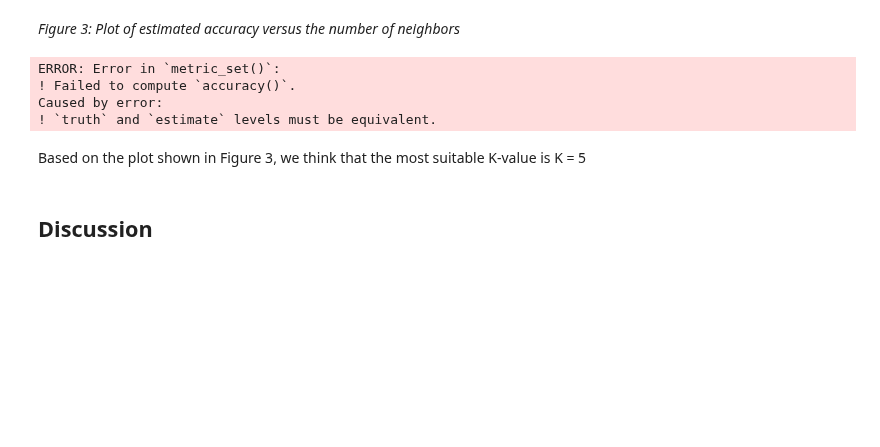
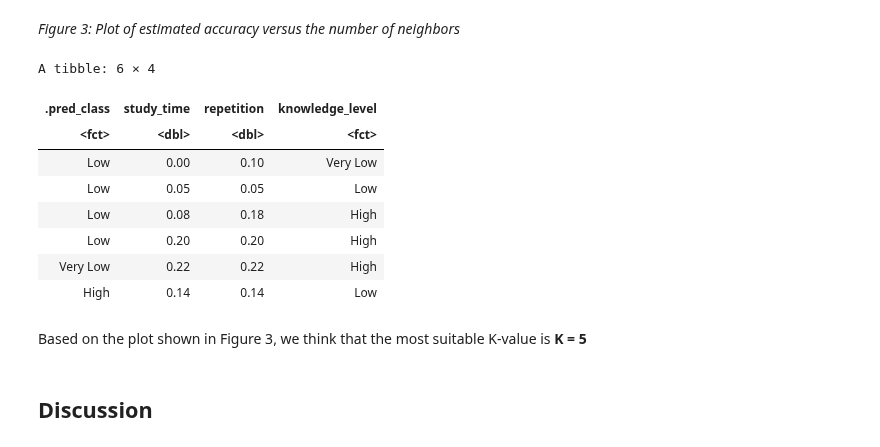
Before and after one commit to lojnys/dsci100_group_18, a Jupyter notebook: group_proposal.ipynb, the cells around one changed output. Saved outputs shown, nothing was run; the diff lists cells and outputs as text; code cells hidden in the pictures; blank space fills up the shorter version.

Commit message:
hided error message

```diff
--- a/group_proposal.ipynb
+++ b/group_proposal.ipynb
@@ -214,33 +225,38 @@ accuracy_vs_k_plot
 # %%
 k_val <- accuracies |>
 filter(mean == max(mean)) |>
 pull(neighbors)
 
 
 knn_spec_5 <- nearest_neighbor(weight_func = "rectangular", neighbors = k_val) |>
 set_engine("kknn") |>
 set_mode("classification")
 
 knn_workflow <- workflow() |>
 add_recipe(study_recipe) |>
 add_model(knn_spec_5) |>
 fit(data=data_wrangled)
 
 pred <- knn_workflow |>
 predict(data_testing) |>
 bind_cols(data_testing)
 
-pred_metrics <- pred |>
-metrics(truth = knowledge_level, estimate = .pred_class)
+# pred_metrics <- pred |>
+# metrics(truth = knowledge_level, estimate = .pred_class)
 
-# pred
+head(pred)
 # %% [output]
-ERROR: Error in `metric_set()`:
-! Failed to compute `accuracy()`.
-Caused by error:
-! `truth` and `estimate` levels must be equivalent.
+A tibble: 6 × 4
+| .pred_class | study_time | repetition | knowledge_level |
+| <fct> | <dbl> | <dbl> | <fct> |
+| Low | 0.00 | 0.10 | Very Low |
+| Low | 0.05 | 0.05 | Low |
+| Low | 0.08 | 0.18 | High |
+| Low | 0.20 | 0.20 | High |
+| Very Low | 0.22 | 0.22 | High |
+| High | 0.14 | 0.14 | Low |
 # %% [markdown]
-Based on the plot shown in Figure 3, we think that the most suitable K-value is K = 5
+Based on the plot shown in Figure 3, we think that the most suitable K-value is **K = 5**
 # %% [markdown]
 ## Discussion
 # %%
```
Also changed, not shown: parts of 3 cells of this notebook.
